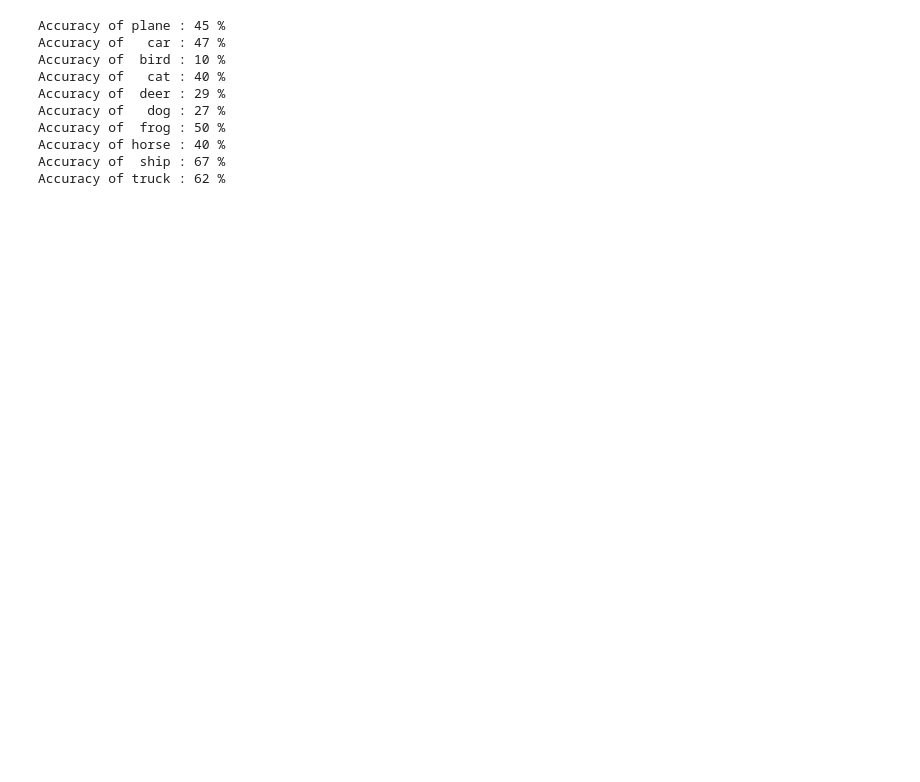
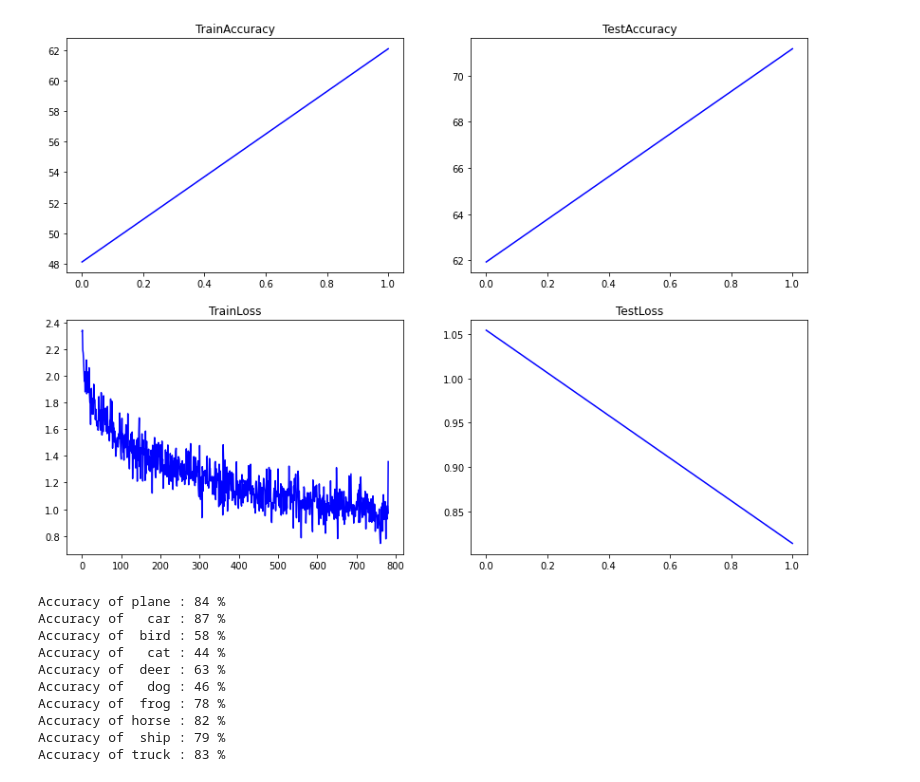
Before and after one commit to amitbcp/tsai-vision, a Jupyter notebook: assignment_7/main.ipynb, the cells around one changed output. Drawn from its saved outputs; the diff is of its cells as text; code cells hidden in the pictures; blank space fills up the shorter version.

```diff
--- a/assignment_7/main.ipynb
+++ b/assignment_7/main.ipynb
@@ -29,7 +32,7 @@ use_cuda = torch.cuda.is_available()
 device = 'cuda:0' if use_cuda else 'cpu'
 # %%
 model = Model_loader.models(device)
-(ln_train_acc, ln_train_losses, ln_test_acc, ln_test_losses), ln_model= learner(model, train_data, test_data,0 , 4, device)
+(ln_train_acc, ln_train_losses, ln_test_acc, ln_test_losses), ln_model= learner(model, train_data, test_data,2, device)
 # %% [output]
 ----------------------------------------------------------------
         Layer (type)               Output Shape         Param #
@@ -61,3 +58,7 @@ Test set: Average loss: -1.9351, Accuracy: 21047/50000 (42.09%)
+# %%
+Plots.stat_graph(ln_train_acc, ln_train_losses, ln_test_acc, ln_test_losses)
+# %% [output]
+[figure, added]
 # %%
 classes = ('plane', 'car', 'bird', 'cat',
            'deer', 'dog', 'frog', 'horse', 'ship', 'truck')
@@ -81,13 +82,13 @@ for i in range(10):
     print('Accuracy of %5s : %2d %%' % (
         classes[i], 100 * class_correct[i] / class_total[i]))
 # %% [output]
-Accuracy of plane : 45 %
-Accuracy of   car : 47 %
-Accuracy of  bird : 10 %
-Accuracy of   cat : 40 %
-Accuracy of  deer : 29 %
-Accuracy of   dog : 27 %
-Accuracy of  frog : 50 %
-Accuracy of horse : 40 %
-Accuracy of  ship : 67 %
-Accuracy of truck : 62 %
+Accuracy of plane : 84 %
+Accuracy of   car : 87 %
+Accuracy of  bird : 58 %
+Accuracy of   cat : 44 %
+Accuracy of  deer : 63 %
+Accuracy of   dog : 46 %
+Accuracy of  frog : 78 %
+Accuracy of horse : 82 %
+Accuracy of  ship : 79 %
+Accuracy of truck : 83 %
```
Also changed, not shown: parts of 4 cells of this notebook, 4 other files.
